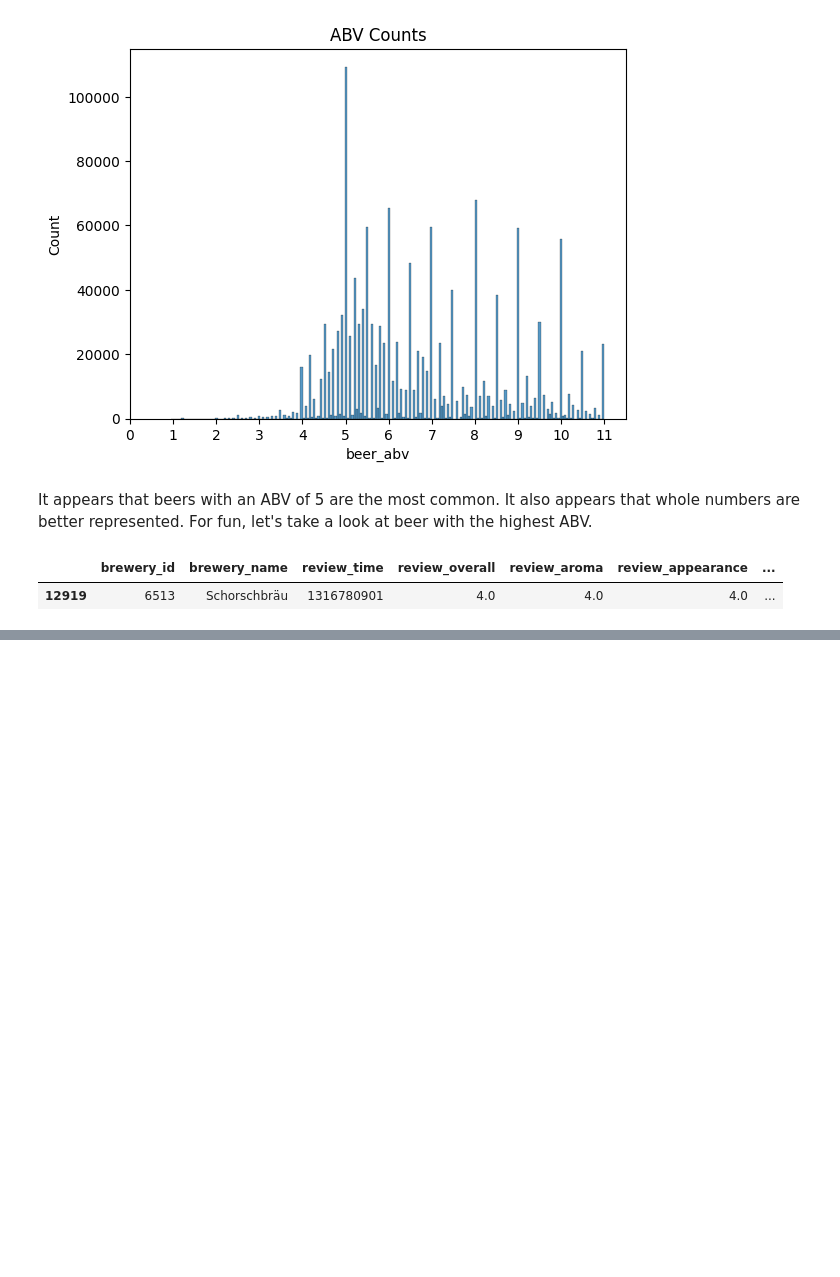
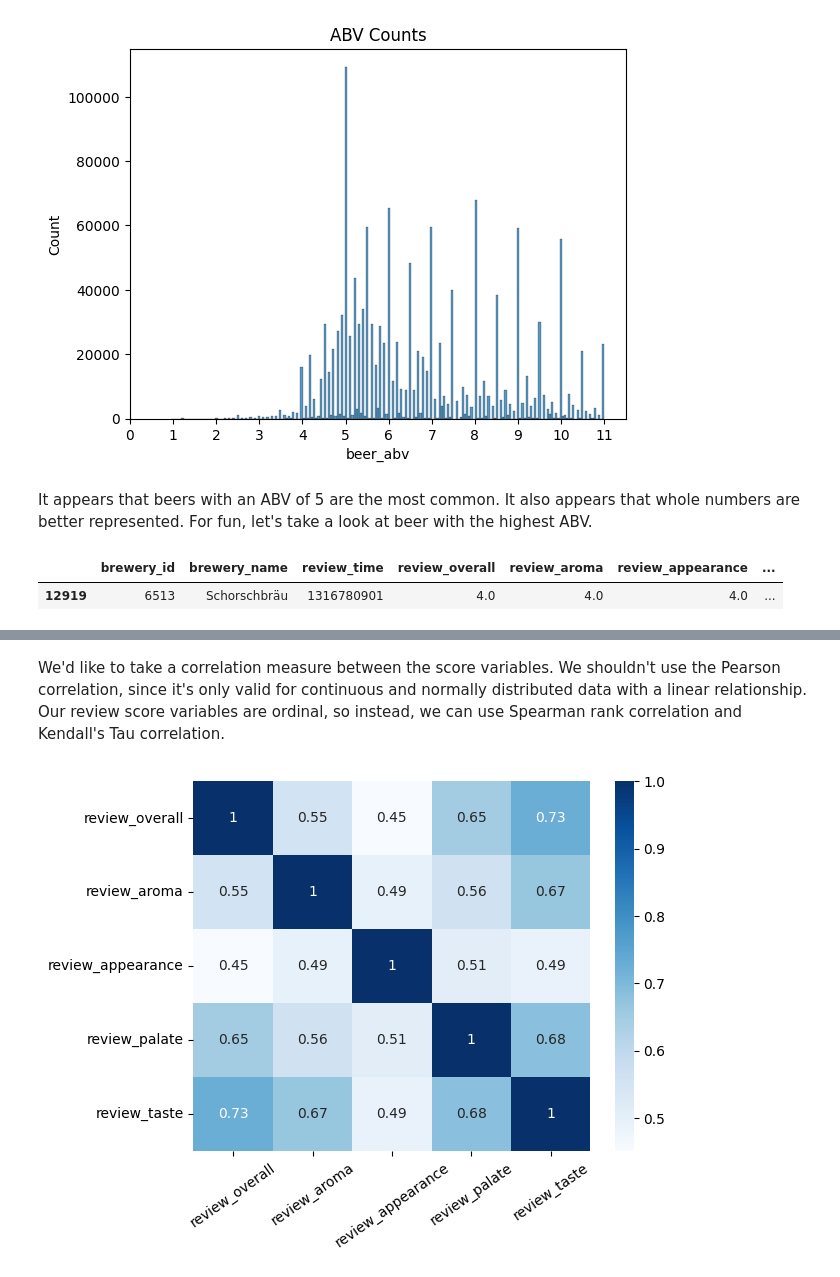
Before and after one commit to LucasLyons/Beer-Project, a Jupyter notebook: Beer Review Data Analysis.ipynb, the cells around one changed output, grey strips where cells are left out. Drawn from its saved outputs; the diff is of its cells as text; code cells hidden in the pictures; blank space fills up the shorter version.

```diff
--- a/Beer Review Data Analysis.ipynb
+++ b/Beer Review Data Analysis.ipynb
@@ -144,0 +175,8 @@ A quick search indicates that this beer is real! Honestly, I would be very curio
+# %% [markdown]
+We'd like to take a correlation measure between the score variables. We shouldn't use the Pearson correlation, since it's only valid for continuous and normally distributed data with a linear relationship. Our review score variables are ordinal, so instead, we can use Spearman rank correlation and Kendall's Tau correlation.
+# %%
+#get spearman correlation matrix for review scores and plot
+corr = sb.heatmap(beer[cols].corr(method='spearman'), cmap='Blues', annot=True)
+corr.tick_params(axis = 'x', rotation=35)
+# %% [output]
+[figure, added]
```
Also changed, not shown: parts of 7 cells of this notebook, 1 other file.
